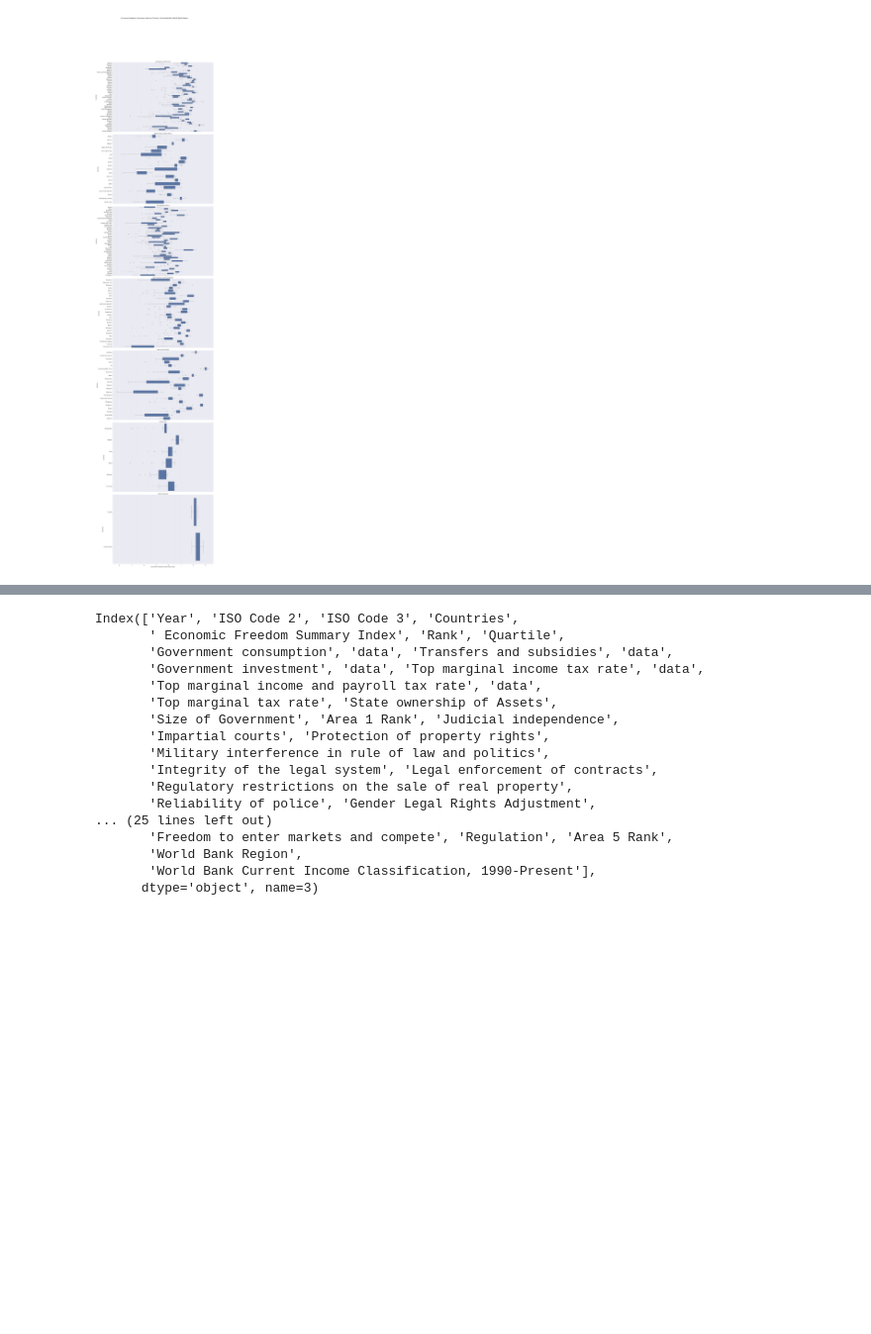
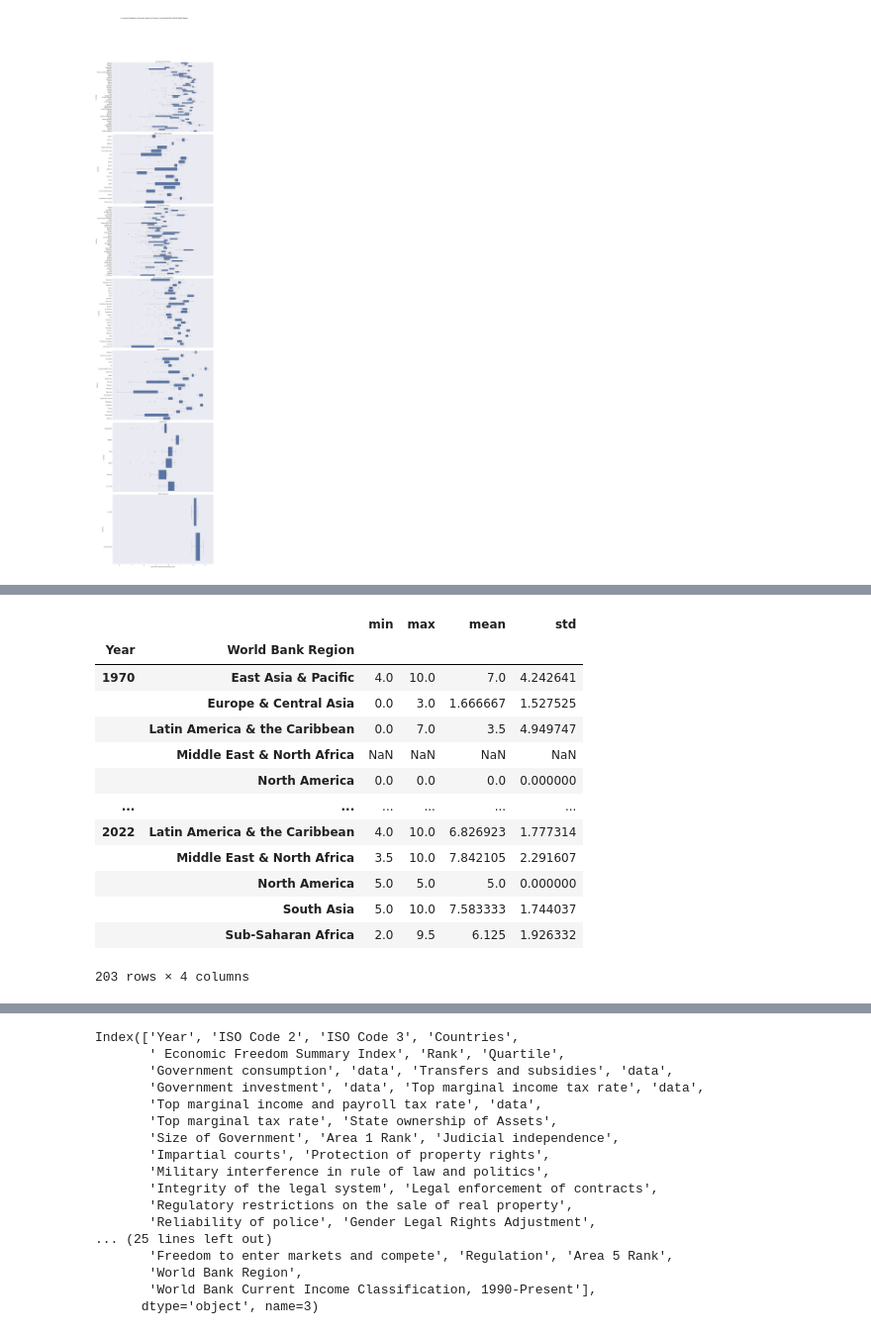
Before and after one commit to rblcoder/Analyzing-open-data, a Jupyter notebook: economicfreedom.ipynb, the cells around one changed output, grey strips where cells are left out. Shown at 99% size. Saved outputs shown, nothing was run; the diff lists cells and outputs as text; code cells hidden in the pictures; blank space fills up the shorter version.

```diff
--- a/economicfreedom.ipynb
+++ b/economicfreedom.ipynb
@@ -161,0 +233,17 @@ plt.show()
+# %%
+efw_data_2024.groupby(['Year', 'World Bank Region'])['Top marginal tax rate'].agg(['min', 'max', 'mean', 'std'])
+# %% [output]
+|  |  | min | max | mean | std |
+| Year | World Bank Region |  |  |  |  |
+| 1970 | East Asia & Pacific | 4.0 | 10.0 | 7.0 | 4.242641 |
+|  | Europe & Central Asia | 0.0 | 3.0 | 1.666667 | 1.527525 |
+|  | Latin America & the Caribbean | 0.0 | 7.0 | 3.5 | 4.949747 |
+|  | Middle East & North Africa | NaN | NaN | NaN | NaN |
+|  | North America | 0.0 | 0.0 | 0.0 | 0.000000 |
+| ... | ... | ... | ... | ... | ... |
+| 2022 | Latin America & the Caribbean | 4.0 | 10.0 | 6.826923 | 1.777314 |
+|  | Middle East & North Africa | 3.5 | 10.0 | 7.842105 | 2.291607 |
+|  | North America | 5.0 | 5.0 | 5.0 | 0.000000 |
+|  | South Asia | 5.0 | 10.0 | 7.583333 | 1.744037 |
+|  | Sub-Saharan Africa | 2.0 | 9.5 | 6.125 | 1.926332 |
+203 rows × 4 columns
```
Also changed, not shown: parts of 10 cells of this notebook.
